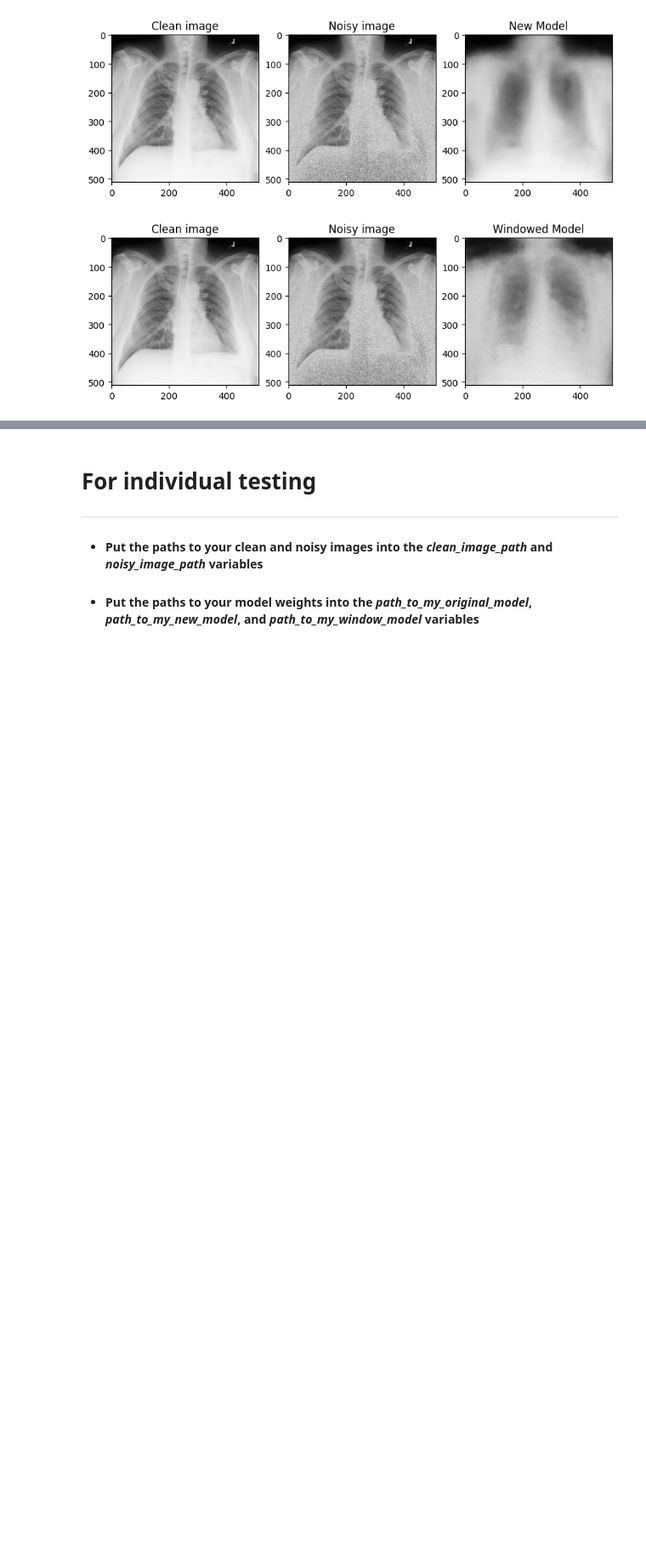
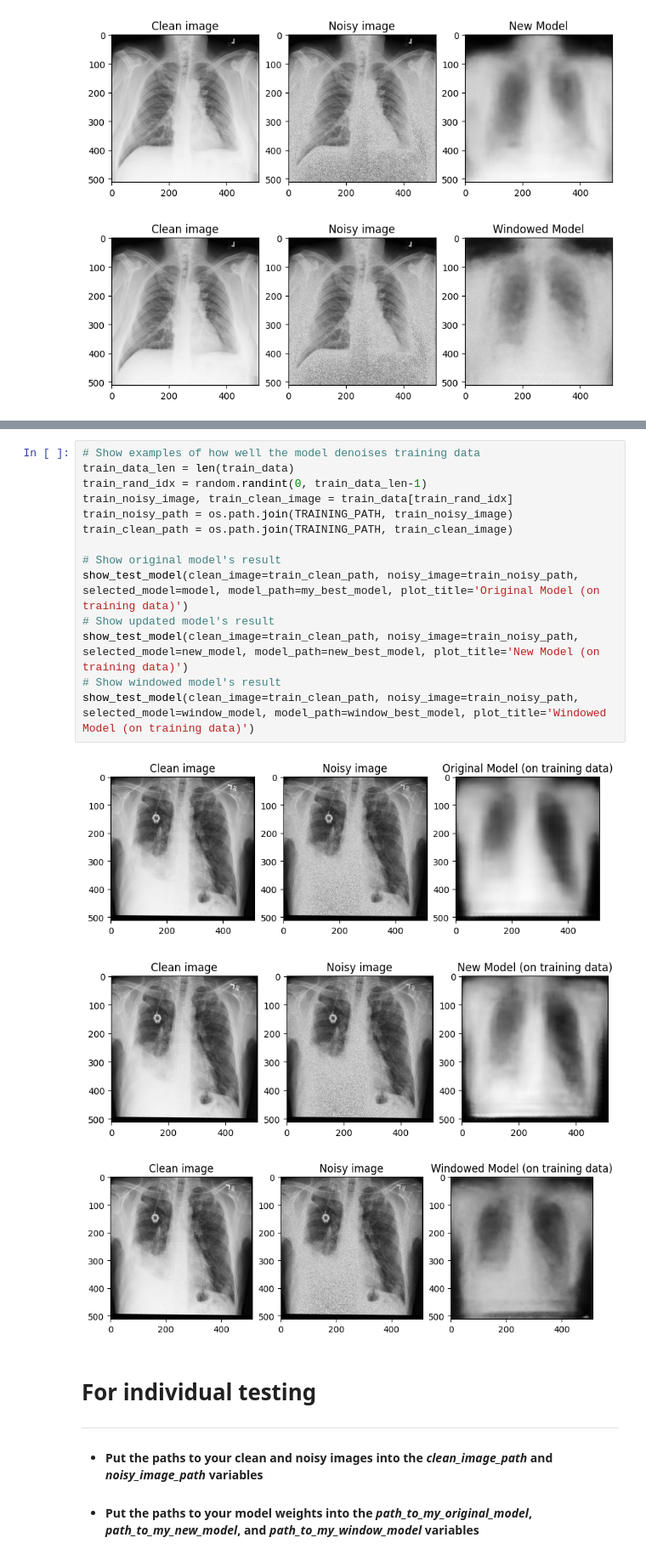
Before and after one commit to ryan-ohalloran/Quantum-Mottle-Denoising-Autoencoder, a Jupyter notebook: project/NeuralNetworksProject.ipynb, the cells around one changed output, grey strips where cells are left out. Shown at 85% size. Drawn from its saved outputs; the diff is of its cells as text; blank space fills up the shorter version.

Commit message:
add training data performance eval

```diff
--- a/project/NeuralNetworksProject.ipynb
+++ b/project/NeuralNetworksProject.ipynb
@@ -476,3 +483,21 @@ show_test_model(clean_image=clean_path, noisy_image=noisy_path, selected_model=w
+# %%
+# Show examples of how well the model denoises training data
+train_data_len = len(train_data)
+train_rand_idx = random.randint(0, train_data_len-1)
+train_noisy_image, train_clean_image = train_data[train_rand_idx]
+train_noisy_path = os.path.join(TRAINING_PATH, train_noisy_image)
+train_clean_path = os.path.join(TRAINING_PATH, train_clean_image)
+
+# Show original model's result
+show_test_model(clean_image=train_clean_path, noisy_image=train_noisy_path, selected_model=model, model_path=my_best_model, plot_title='Original Model (on training data)')
+# Show updated model's result
+show_test_model(clean_image=train_clean_path, noisy_image=train_noisy_path, selected_model=new_model, model_path=new_best_model, plot_title='New Model (on training data)')
+# Show windowed model's result
+show_test_model(clean_image=train_clean_path, noisy_image=train_noisy_path, selected_model=window_model, model_path=window_best_model, plot_title='Windowed Model (on training data)')
+# %% [output]
+[figure, added]
+[figure, added]
+[figure, added]
 # %% [markdown]
 # **For individual testing**
 ---
```
Also changed, not shown: parts of 2 cells of this notebook.
